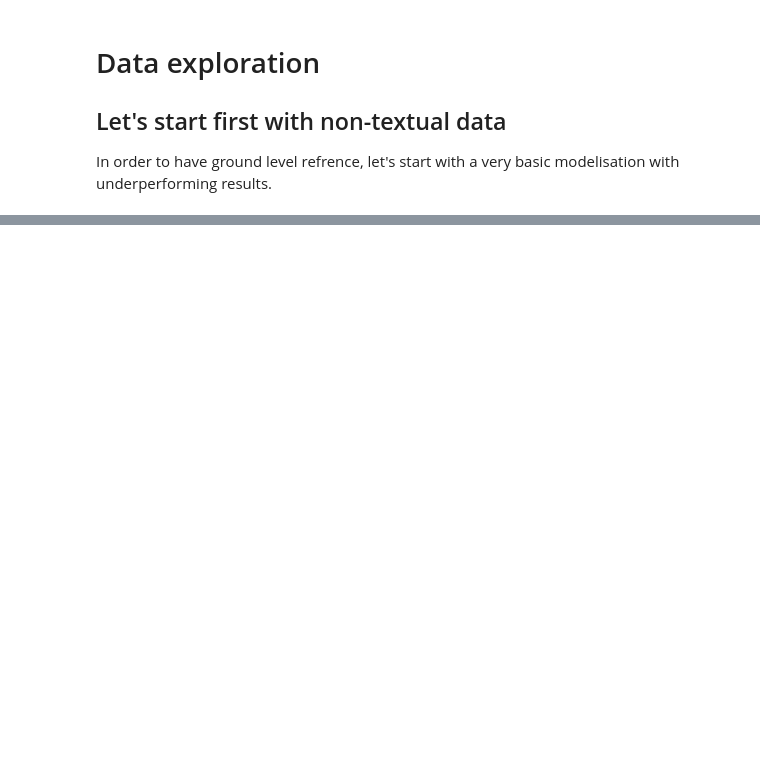
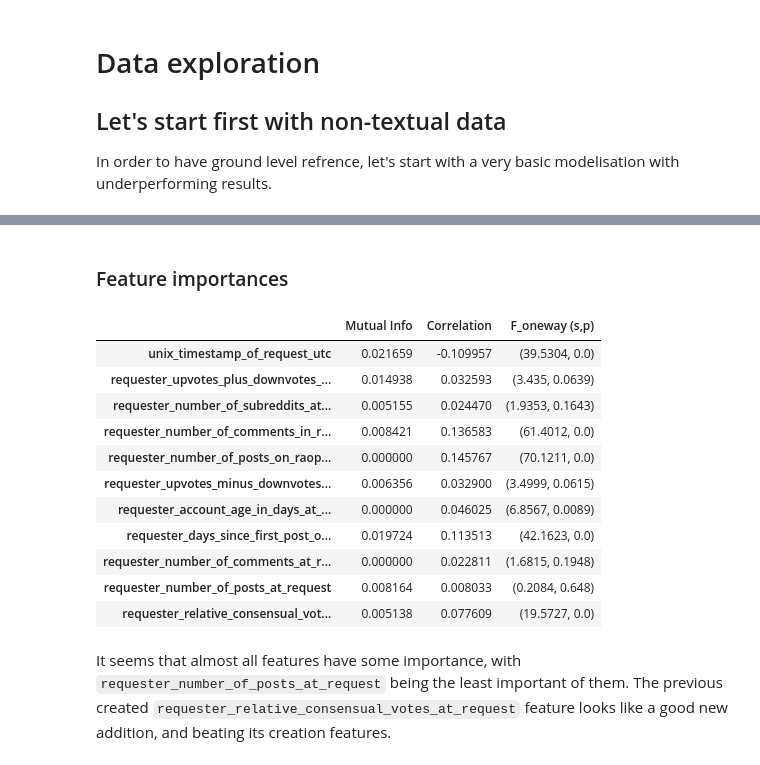
Before and after one commit to vanAkim/ADPA, a Jupyter notebook: notebooks/Random Act of Pizza NLP.ipynb, the cells around one changed output, grey strips where cells are left out. Saved outputs shown, nothing was run; the diff lists cells and outputs as text; code cells hidden in the pictures; blank space fills up the shorter version.

```diff
--- a/notebooks/Random Act of Pizza NLP.ipynb
+++ b/notebooks/Random Act of Pizza NLP.ipynb
@@ -187,11 +200,8 @@ for selected_time, selected_features in {"request": at_request_features, "retrie
-# %%
-X_train = X_train[set(univariate_features + at_request_features)]
-#pizza_retrieval_data = X_train[set(univariate_features + at_retrieval_features)]
 # %% [markdown]
 # Data exploration
 ## Let's start first with non-textual data
 
 In order to have ground level refrence, let's start with a very basic modelisation with underperforming results.
 # %%
-X_train.select_dtypes(exclude=["object"]).corrwith(y_train)
+X_train_num = X_train.select_dtypes(exclude=["object"])
 # %% [output]
@@ -209,0 +238,53 @@ dtype: float64
+# %%
+num = 'requester_upvotes_minus_downvotes_at_request'
+den = 'requester_upvotes_plus_downvotes_at_request'
+X_train_num['requester_relative_consensual_votes_at_request'] = X_train_num[[num, den]].apply(lambda row: row.iloc[1] and row.iloc[0] / row.iloc[1] or 0,
+                                                                                              axis = 1)
+# %% [markdown]
+### Feature importances
+# %%
+def make_mi_scores(X, y):
+    mi_results = mutual_info_classif(X, y, random_state=seed)
+    mi_results = pd.Series(mi_results, name="MI Scores", index=X.columns)
+    return mi_results
+
+def make_f_oneway_scores(X, y):
+    grp_anova = X.groupby(y)
+
+    f_values = []
+    for feat in X.columns:
+        s, p = f_oneway(grp_anova.get_group(0)[feat],
+                        grp_anova.get_group(1)[feat])
+        s = round(s, 4)
+        p = round(p, 4)
+        f_values.append((s, p))
+
+    f_scores = pd.Series(f_values, name="F_oneway Scores", index=X.columns)
+    return f_scores
+
+def make_corr_scores(X, y):
+    return X.corrwith(y)
+# %%
+mi_scores = make_mi_scores(X_train_num, y_train)
+f_oneway_scores = make_f_oneway_scores(X_train_num, y_train)
+corr_scores = make_corr_scores(X_train_num, y_train)
+
+pd_info = pd.concat([mi_scores, corr_scores, f_oneway_scores], axis='columns')
+pd_info.columns =["Mutual Info", "Correlation", "F_oneway (s,p)"]
+pd_info
+# %% [output]
+|  | Mutual Info | Correlation | F_oneway (s,p) |
+| unix_timestamp_of_request_utc | 0.021659 | -0.109957 | (39.5304, 0.0) |
+| requester_upvotes_plus_downvotes_... | 0.014938 | 0.032593 | (3.435, 0.0639) |
+| requester_number_of_subreddits_at... | 0.005155 | 0.024470 | (1.9353, 0.1643) |
+| requester_number_of_comments_in_r... | 0.008421 | 0.136583 | (61.4012, 0.0) |
+| requester_number_of_posts_on_raop... | 0.000000 | 0.145767 | (70.1211, 0.0) |
+| requester_upvotes_minus_downvotes... | 0.006356 | 0.032900 | (3.4999, 0.0615) |
+| requester_account_age_in_days_at_... | 0.000000 | 0.046025 | (6.8567, 0.0089) |
+| requester_days_since_first_post_o... | 0.019724 | 0.113513 | (42.1623, 0.0) |
+| requester_number_of_comments_at_r... | 0.000000 | 0.022811 | (1.6815, 0.1948) |
+| requester_number_of_posts_at_request | 0.008164 | 0.008033 | (0.2084, 0.648) |
+| requester_relative_consensual_vot... | 0.005138 | 0.077609 | (19.5727, 0.0) |
+# %% [markdown]
+It seems that almost all features have some importance, with `requester_number_of_posts_at_request` being the least important of them.
+The previous created `requester_relative_consensual_votes_at_request` feature looks like a good new addition, and beating its creation features.
```
Also changed, not shown: parts of 30 cells of this notebook.
